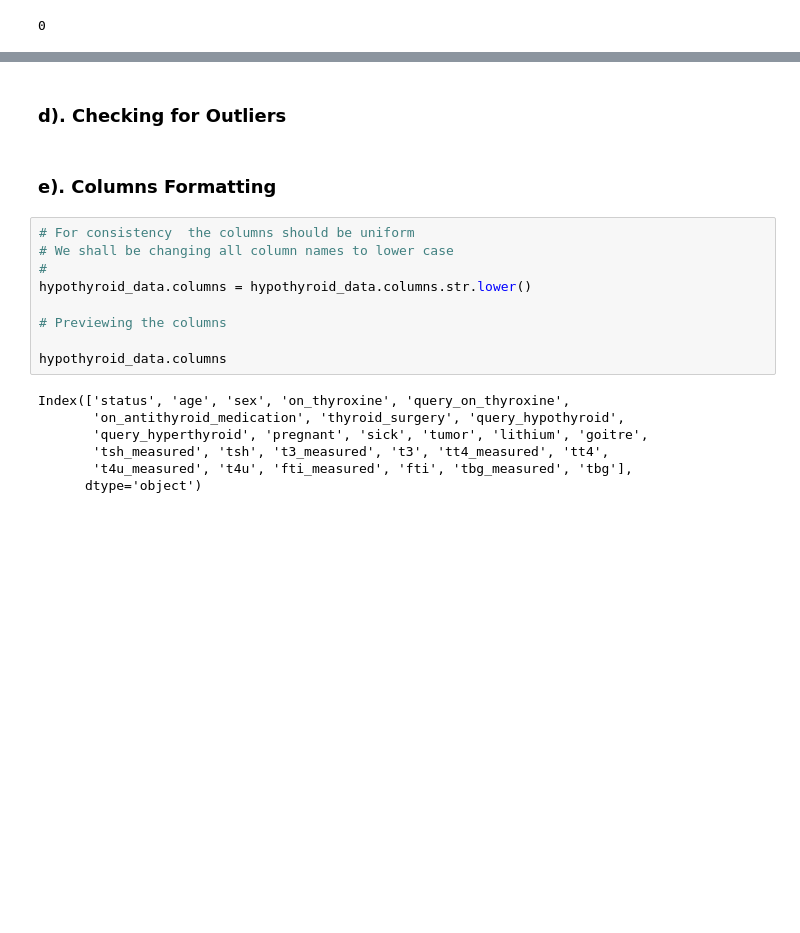
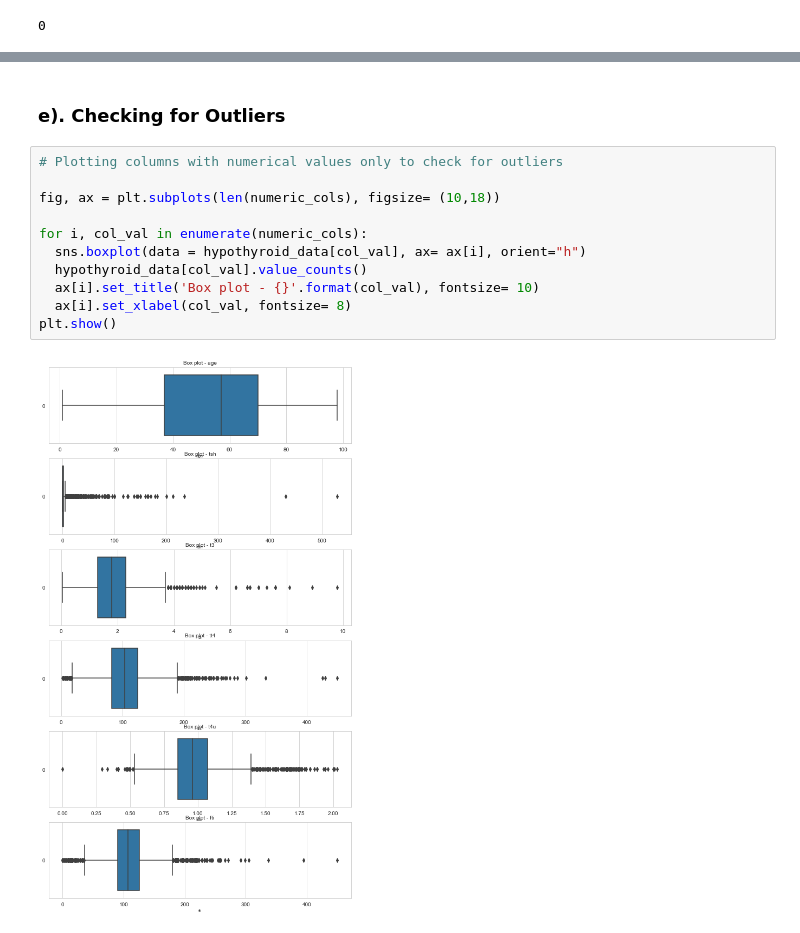
Before and after one commit to CHRISTOROMO/Nairobi-_Hospital_Hypothyroidism_Test, a Jupyter notebook: Nairobi _Hospital_Hypothyroidism_Test.ipynb, the cells around one changed output, grey strips where cells are left out. Cells and saved outputs as stored; diff of their text form; blank space fills up the shorter version.

```diff
--- a/Nairobi _Hospital_Hypothyroidism_Test.ipynb
+++ b/Nairobi _Hospital_Hypothyroidism_Test.ipynb
@@ -272,21 +301,16 @@ TBG_measured                   object
 dtype: object
 # %% [markdown]
-### d). Checking for Outliers
+### e). Checking for Outliers
-# %% [markdown]
-### e). Columns Formatting
-# %%
-# For consistency  the columns should be uniform
-# We shall be changing all column names to lower case
-#
-hypothyroid_data.columns = hypothyroid_data.columns.str.lower()
-
-# Previewing the columns
-
-hypothyroid_data.columns
-# %% [output]
-Index(['status', 'age', 'sex', 'on_thyroxine', 'query_on_thyroxine',
-       'on_antithyroid_medication', 'thyroid_surgery', 'query_hypothyroid',
-       'query_hyperthyroid', 'pregnant', 'sick', 'tumor', 'lithium', 'goitre',
-       'tsh_measured', 'tsh', 't3_measured', 't3', 'tt4_measured', 'tt4',
-       't4u_measured', 't4u', 'fti_measured', 'fti', 'tbg_measured', 'tbg'],
-      dtype='object')
+# %%
+# Plotting columns with numerical values only to check for outliers
+
+fig, ax = plt.subplots(len(numeric_cols), figsize= (10,18))
+
+for i, col_val in enumerate(numeric_cols):
+  sns.boxplot(data = hypothyroid_data[col_val], ax= ax[i], orient="h")
+  hypothyroid_data[col_val].value_counts()
+  ax[i].set_title('Box plot - {}'.format(col_val), fontsize= 10)
+  ax[i].set_xlabel(col_val, fontsize= 8)
+plt.show()
+# %% [output]
+[figure, added]
```
Also changed, not shown: parts of 78 cells of this notebook, 1 other file.
